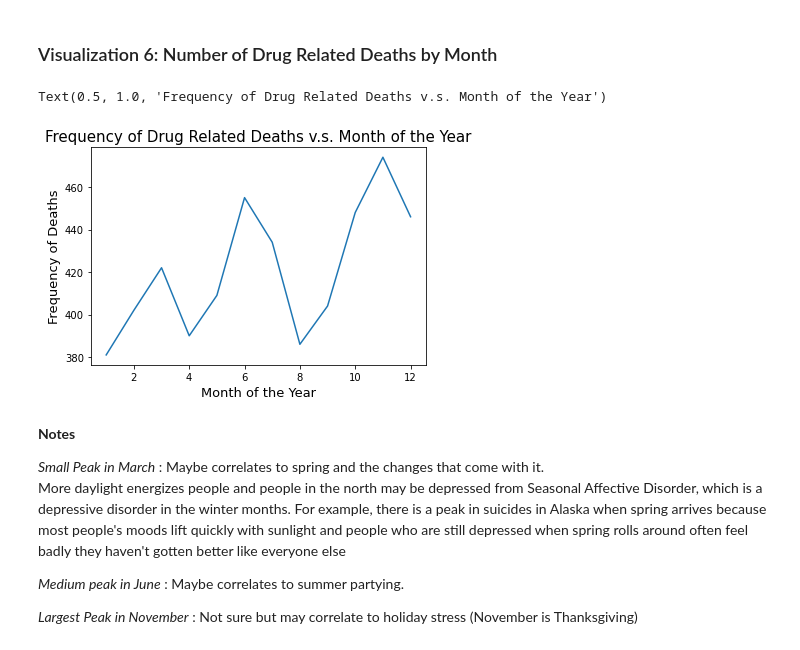
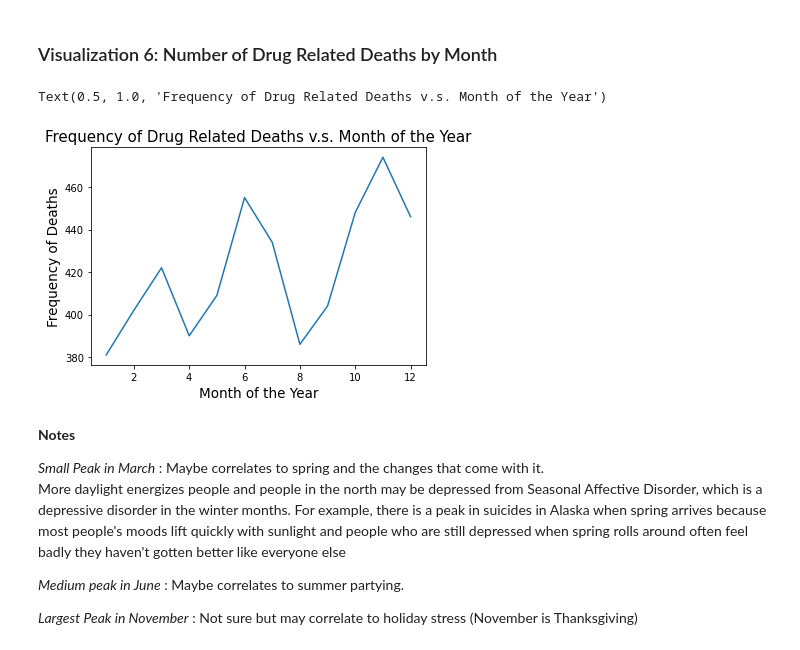
Before and after one commit to muhan-zhang/data200-final-project, a Jupyter notebook: Project.ipynb, the cells around one changed output. Drawn from its saved outputs; the diff is of its cells as text; code cells hidden in the pictures.

```diff
--- a/Project.ipynb
+++ b/Project.ipynb
@@ -1070,12 +1070,12 @@ https://www.fda.gov/media/106638/download
 ### Visualization 6: Number of Drug Related Deaths by Month
 # %%
 drug_related_deaths_geo.groupby("Month").size().plot()
-plt.xlabel('Month of the Year', fontsize=13)
-plt.ylabel('Frequency of Deaths', fontsize=13)
+plt.xlabel('Month of the Year', fontsize=13.5)
+plt.ylabel('Frequency of Deaths', fontsize=13.5)
 plt.title('Frequency of Drug Related Deaths v.s. Month of the Year', fontsize=15)
 # %% [output]
 Text(0.5, 1.0, 'Frequency of Drug Related Deaths v.s. Month of the Year')
-[figure, old version]
+[figure, new version]
 # %% [markdown]
 **Notes**
 
```
Also changed, not shown: parts of 4 cells of this notebook.
